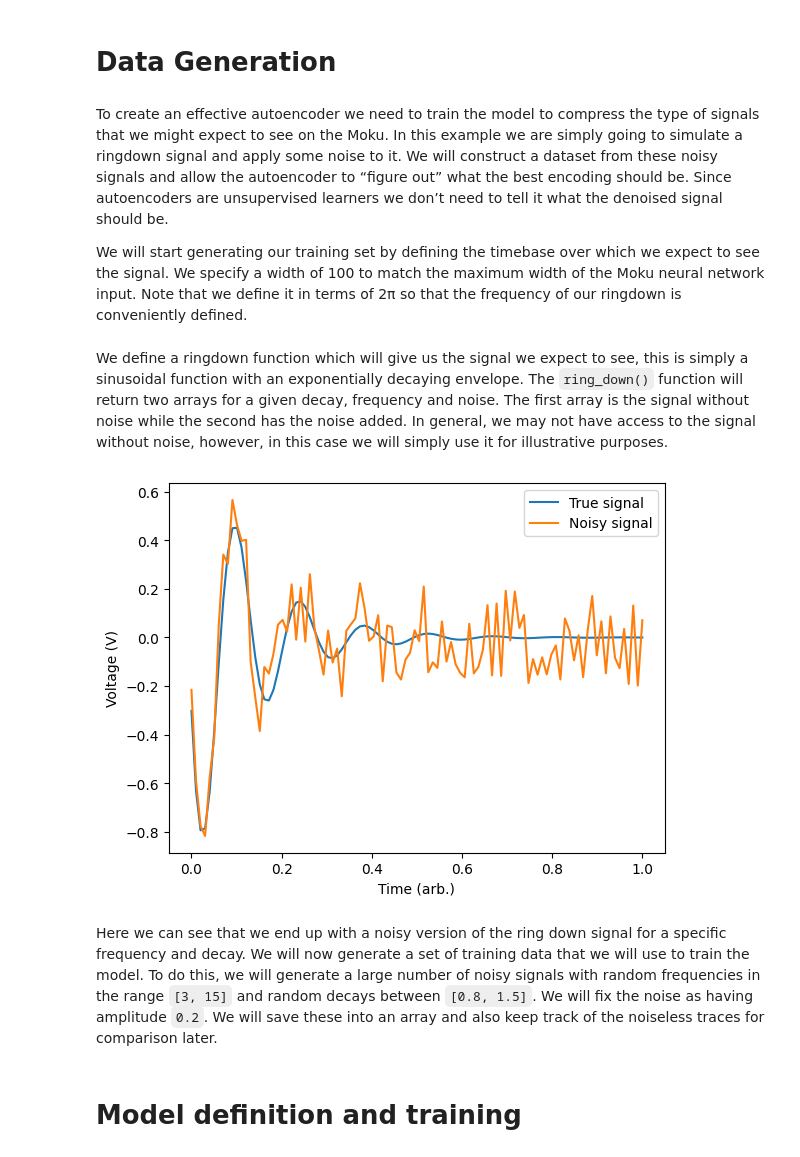
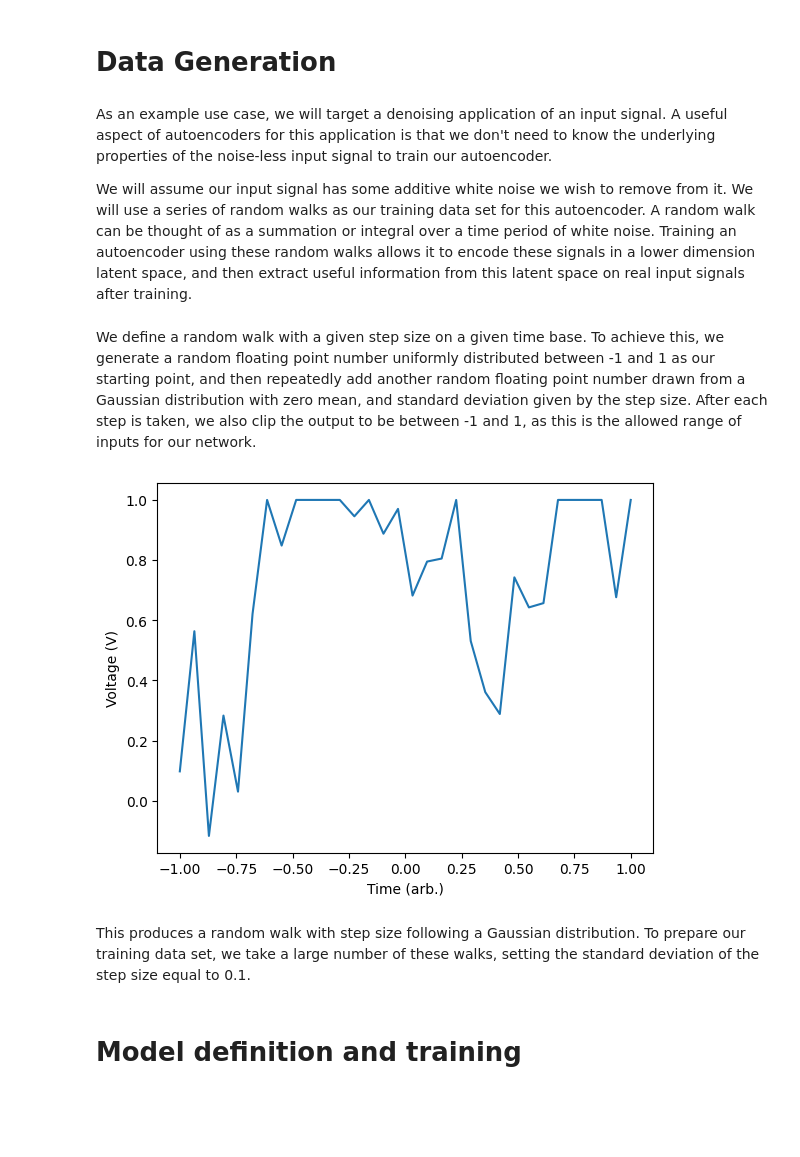
Before and after one commit to trickypr/moku-examples, a Jupyter notebook: neural-network/Autoencoder.ipynb, the cells around one changed output. Drawn from its saved outputs; the diff is of its cells as text; code cells hidden in the pictures; blank space fills up the shorter version.

```diff
--- a/neural-network/Autoencoder.ipynb
+++ b/neural-network/Autoencoder.ipynb
@@ -36,45 +36,36 @@ To enable the following instructions: AVX2 AVX512F AVX512_VNNI AVX512_BF16 FMA,
 # %% [markdown]
 # Data Generation
 # %% [markdown]
-To create an effective autoencoder we need to train the model to compress the type of signals that we might expect to see on the Moku. In this example we are simply going to simulate a ringdown signal and apply some noise to it. We will construct a dataset from these noisy signals and allow the autoencoder to “figure out” what the best encoding should be. Since autoencoders are unsupervised learners we don’t need to tell it what the denoised signal should be.
+As an example use case, we will target a denoising application of an input signal. A useful aspect of autoencoders for this application is that we don't need to know the underlying properties of the noise-less input signal to train our autoencoder.
 
-We will start generating our training set by defining the timebase over which we expect to see the signal. We specify a width of 100 to match the maximum width of the Moku neural network input. Note that we define it in terms of 2π so that the frequency of our ringdown is conveniently defined.
+We will assume our input signal has some additive white noise we wish to remove from it. We will use a series of random walks as our training data set for this autoencoder. A random walk can be thought of as a summation or integral over a time period of white noise. Training an autoencoder using these random walks allows it to encode these signals in a lower dimension latent space, and then extract useful information from this latent space on real input signals after training.
 # %%
-# time base, set to width of the network input
-T = np.linspace(0, np.pi*2, 100)
+# time base, width chosen to be 32
+T = np.linspace(-1, 1, 32)
 # %% [markdown]
-We define a ringdown function which will give us the signal we expect to see, this is simply a sinusoidal function with an exponentially decaying envelope. The `ring_down()` function will return two arrays for a given decay, frequency and noise. The first array is the signal without noise while the second has the noise added. In general, we may not have access to the signal without noise, however, in this case we will simply use it for illustrative purposes.
+We define a random walk with a given step size on a given time base. To achieve this, we generate a random floating point number uniformly distributed between -1 and 1 as our starting point, and then repeatedly add another random floating point number drawn from a Gaussian distribution with zero mean, and standard deviation given by the step size. After each step is taken, we also clip the output to be between -1 and 1, as this is the allowed range of inputs for our network.
 # %%
-# ringdown function that we expect to acquire
-def ring_down(T, decay, frequency, noise):
-    """
-    :param T: Input array of times
-    :param decay: the decay constant of the exponential
-    :param frequency: the frequency of the ringdown oscillations
-    :param noise: size of the noise applied to the signal
-    :return: Two arrays for the signal without and with noise
-    """
-    # pick a phase randomly
-    phase = np.random.uniform(0, np.pi*2, 1)[0]
+# random walk for training data
+def random_walk(step_size, input_array):
+    running_value = np.random.uniform(-1,1,1)[0]
+    output_array = np.random.normal(0, step_size, input_array.shape)
+    output_array[0] = running_value
+    for idx, _ in enumerate(output_array):
+        if idx != 0:
+            output_array[idx] = np.clip(output_array[idx] + output_array[idx - 1], -1, 1)
 
-    # get the signal with and without noise
-    no_noise = np.exp(-T/decay)*np.sin(frequency*T + phase)
-    with_noise = no_noise + np.random.uniform(-noise, noise, len(T))
-
-    return no_noise, with_noise
+    return output_array
 
 # generate an example plot
-rd_nn, rd_wn = ring_down(T, 0.8, 7, 0.2)
-plt.plot(T/(np.pi*2), rd_nn)
-plt.plot(T/(np.pi*2), rd_wn)
-plt.legend(['True signal', 'Noisy signal'])
+rd_nn = random_walk(0.3, T)
+plt.plot(T, rd_nn)
 plt.xlabel('Time (arb.)')
 plt.ylabel('Voltage (V)')
 plt.show()
 # %% [output]
-[figure, old version]
+[figure, new version]
 # %% [markdown]
-Here we can see that we end up with a noisy version of the ring down signal for a specific frequency and decay. We will now generate a set of training data that we will use to train the model. To do this, we will generate a large number of noisy signals with random frequencies in the range `[3, 15]` and random decays between `[0.8, 1.5]`. We will fix the noise as having amplitude `0.2`. We will save these into an array and also keep track of the noiseless traces for comparison later.
+This produces a random walk with step size following a Gaussian distribution. To prepare our training data set, we take a large number of these walks, setting the standard deviation of the step size equal to 0.1.
 # %%
 # define the length of our training data
 data_len = 1000
```
Also changed, not shown: parts of 14 cells of this notebook, 1 other file.
